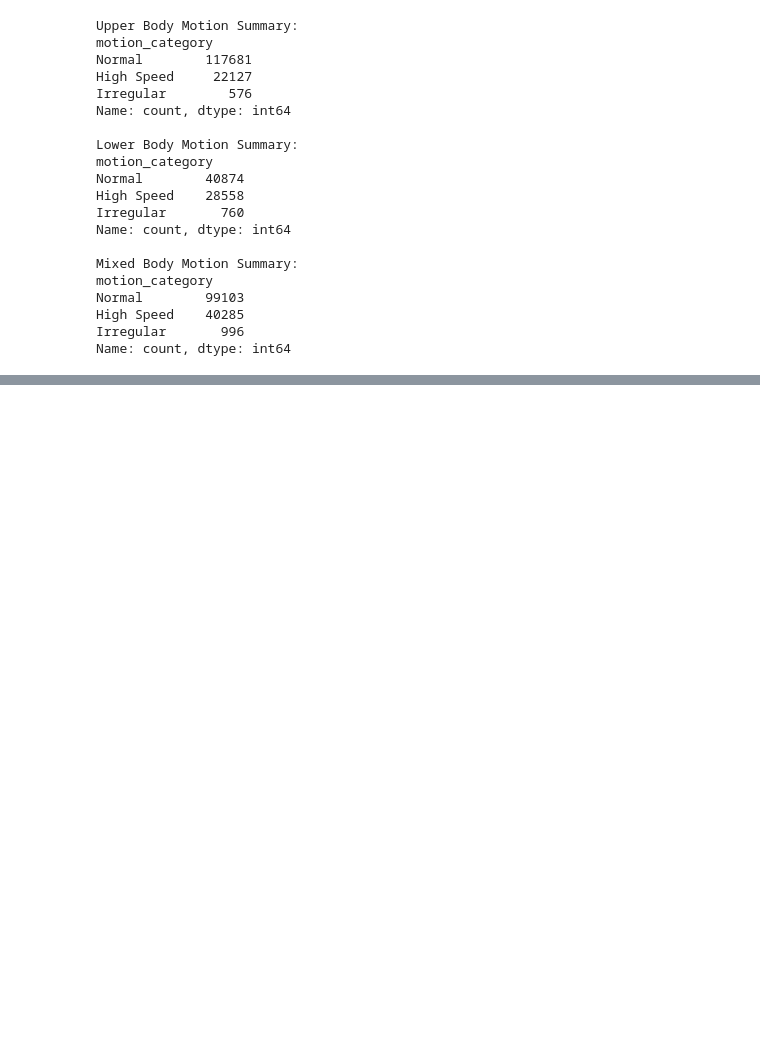
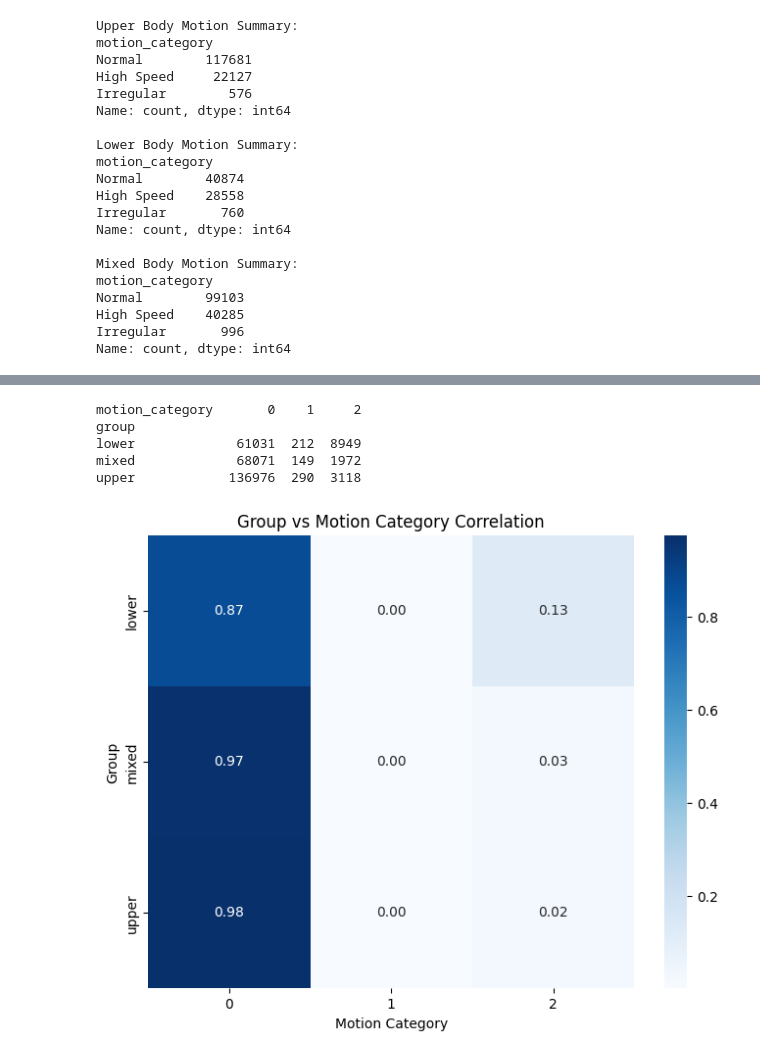
Before and after one commit to Arielle0222/Autonomous-Pedestrian-Prediction-with-Talchum-Motion-Data, a Jupyter notebook: step2_EDA_correlatioin.ipynb, the cells around one changed output, grey strips where cells are left out. Saved outputs shown, nothing was run; the diff lists cells and outputs as text; code cells hidden in the pictures; blank space fills up the shorter version.

```diff
--- a/step2_EDA_correlatioin.ipynb
+++ b/step2_EDA_correlatioin.ipynb
@@ -685,0 +807,9 @@ display(df[['file_name', 'keypoint_name', 'velocity']])
+# %%
+# 상체, 하체, 혼합 그룹 정의
+upper_body = ['left_shoulder', 'right_shoulder', 'left_wrist', 'right_wrist']
+lower_body = ['left_knee', 'right_knee', 'left_ankle', 'right_ankle']
+
+# 'group' 열 추가
+df_sorted['group'] = 'mixed'  # 기본값을 'mixed'로 설정
+df_sorted.loc[df_sorted['keypoint_name'].isin(upper_body), 'group'] = 'upper'
+df_sorted.loc[df_sorted['keypoint_name'].isin(lower_body), 'group'] = 'lower'
@@ -685,0 +851,25 @@ display(df[['file_name', 'keypoint_name', 'velocity']])
+# %%
+group_motion_crosstab = pd.crosstab(df_sorted['group'], df_sorted['motion_category'])
+print(group_motion_crosstab)
+# %% [output]
+motion_category       0    1     2
+group
+lower             61031  212  8949
+mixed             68071  149  1972
+upper            136976  290  3118
+# %%
+import seaborn as sns
+import matplotlib.pyplot as plt
+
+# 교차표를 비율로 변환
+group_motion_crosstab_ratio = group_motion_crosstab.div(group_motion_crosstab.sum(axis=1), axis=0)
+
+# 히트맵 시각화
+plt.figure(figsize=(8, 6))
+sns.heatmap(group_motion_crosstab_ratio, annot=True, cmap='Blues', fmt='.2f')
+plt.title("Group vs Motion Category Correlation")
+plt.xlabel("Motion Category")
+plt.ylabel("Group")
+plt.show()
+# %% [output]
+[figure, added]
```
Also changed, not shown: parts of 23 cells of this notebook, 2 other files.
